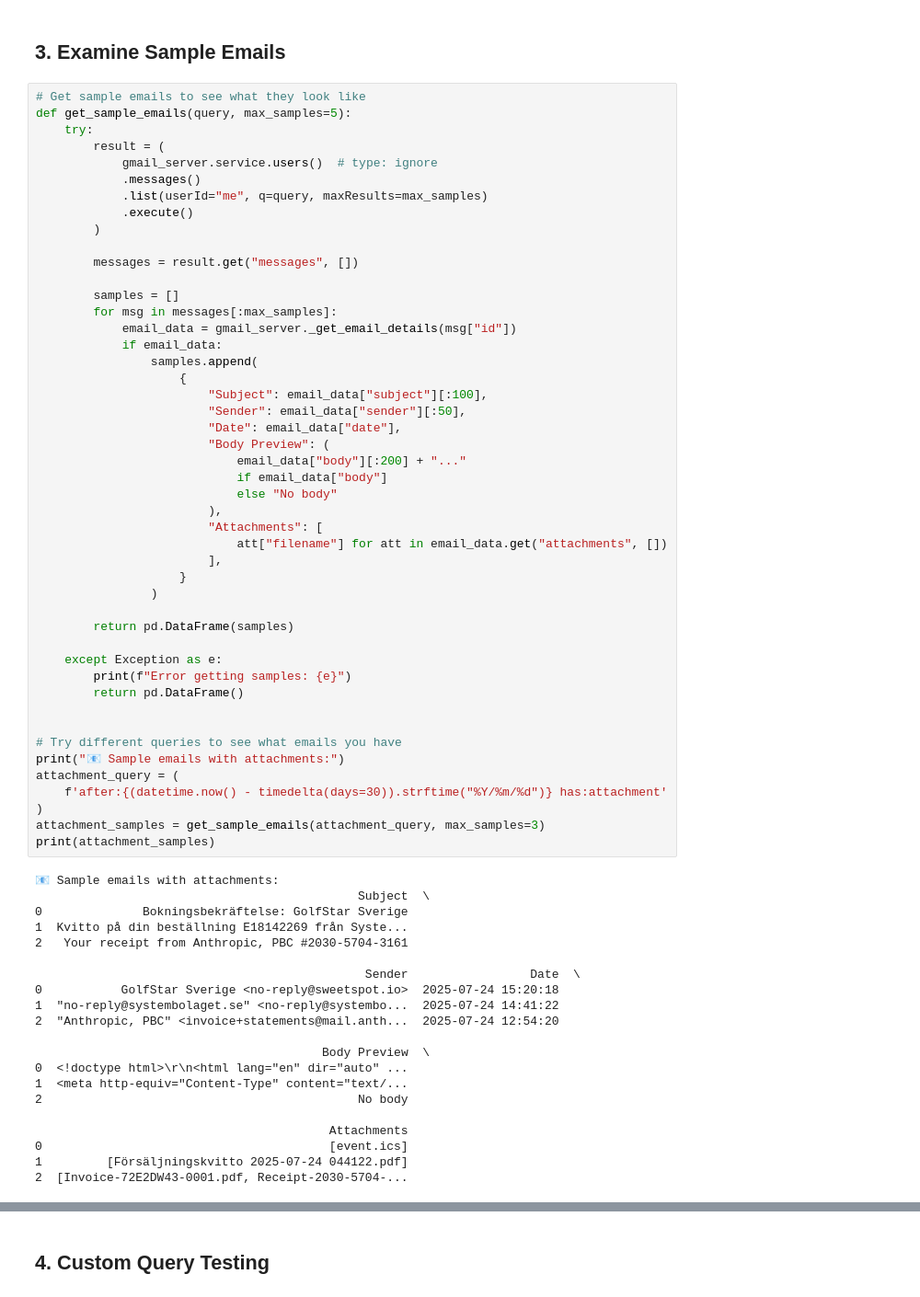
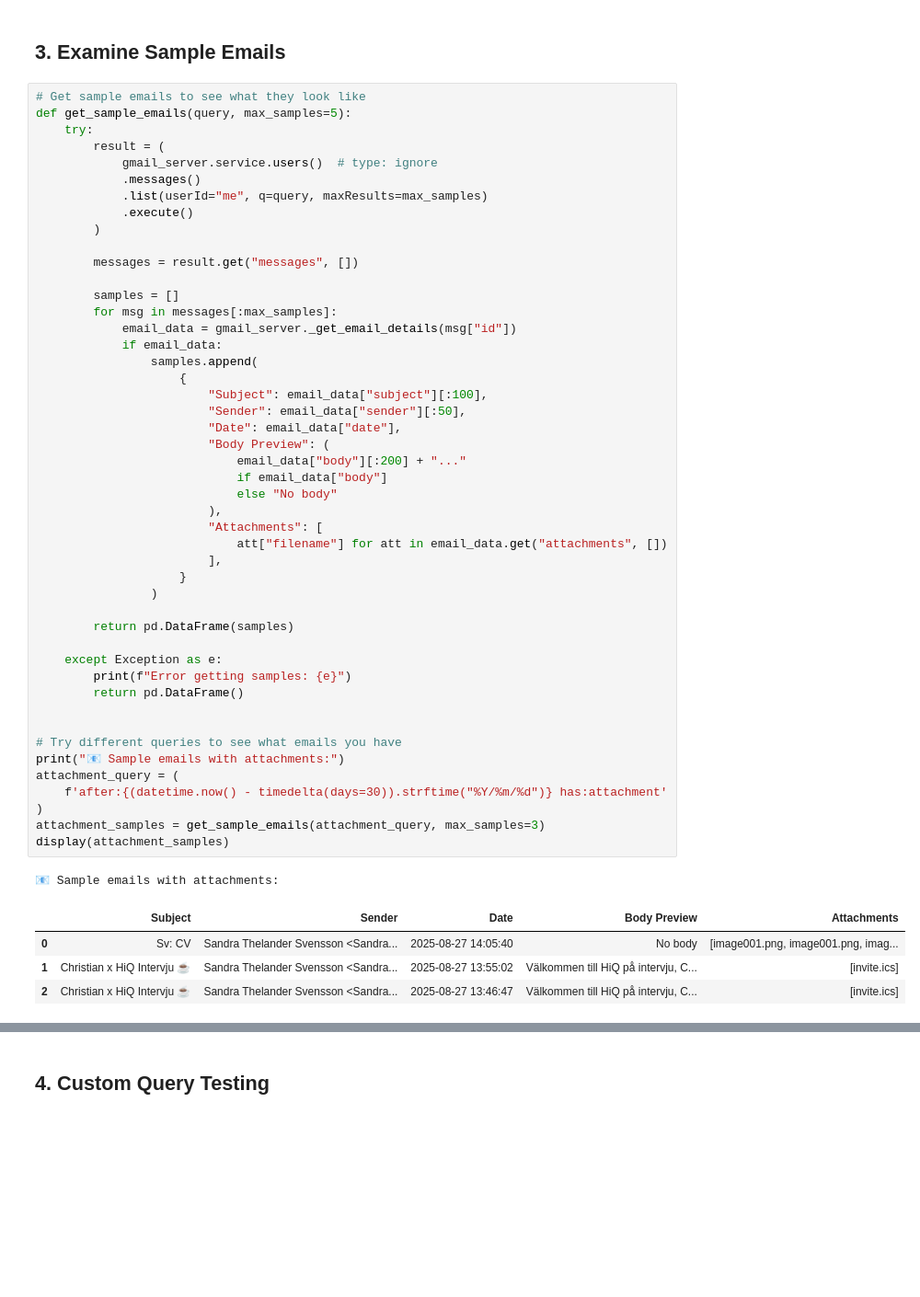
Before and after one commit to userchallenge/gmail-invoice-agent, a Jupyter notebook: gmail_lab_notebook.ipynb, the cells around one changed output, grey strips where cells are left out. Shown: that part at 92% size. Saved outputs shown, nothing was run; the diff lists cells and outputs as text; blank space fills up the shorter version.

```diff
--- a/gmail_lab_notebook.ipynb
+++ b/gmail_lab_notebook.ipynb
@@ -190,53 +192,38 @@ def get_sample_emails(query, max_samples=5):
                     {
                         "Subject": email_data["subject"][:100],
                         "Sender": email_data["sender"][:50],
                         "Date": email_data["date"],
                         "Body Preview": (
                             email_data["body"][:200] + "..."
                             if email_data["body"]
                             else "No body"
                         ),
                         "Attachments": [
                             att["filename"] for att in email_data.get("attachments", [])
                         ],
                     }
                 )
 
         return pd.DataFrame(samples)
 
     except Exception as e:
         print(f"Error getting samples: {e}")
         return pd.DataFrame()
 
 
 # Try different queries to see what emails you have
 print("📧 Sample emails with attachments:")
 attachment_query = (
     f'after:{(datetime.now() - timedelta(days=30)).strftime("%Y/%m/%d")} has:attachment'
 )
 attachment_samples = get_sample_emails(attachment_query, max_samples=3)
-print(attachment_samples)
+display(attachment_samples)
 # %% [output]
 📧 Sample emails with attachments:
-                                             Subject  \
-0              Bokningsbekräftelse: GolfStar Sverige
-1  Kvitto på din beställning E18142269 från Syste...
-2   Your receipt from Anthropic, PBC #2030-5704-3161
-
-                                              Sender                 Date  \
-0           GolfStar Sverige <no-reply@sweetspot.io>  2025-07-24 15:20:18
-1  "no-reply@systembolaget.se" <no-reply@systembo...  2025-07-24 14:41:22
-2  "Anthropic, PBC" <invoice+statements@mail.anth...  2025-07-24 12:54:20
-
-                                        Body Preview  \
-0  <!doctype html>\r\n<html lang="en" dir="auto" ...
-1  <meta http-equiv="Content-Type" content="text/...
-2                                            No body
-
-                                         Attachments
-0                                        [event.ics]
-1         [Försäljningskvitto 2025-07-24 044122.pdf]
-2  [Invoice-72E2DW43-0001.pdf, Receipt-2030-5704-...
+|  | Subject | Sender | Date | Body Preview | Attachments |
+| 0 | Sv: CV | Sandra Thelander Svensson <Sandra... | 2025-08-27 14:05:40 | No body | [image001.png, image001.png, imag... |
+| 1 | Christian x HiQ Intervju ☕️ | Sandra Thelander Svensson <Sandra... | 2025-08-27 13:55:02 | Välkommen till HiQ på intervju, C... | [invite.ics] |
+| 2 | Christian x HiQ Intervju ☕️ | Sandra Thelander Svensson <Sandra... | 2025-08-27 13:46:47 | Välkommen till HiQ på intervju, C... | [invite.ics] |
 # %%
 # Sample no-reply emails (often automated billing)
 print("\n📧 Sample no-reply emails:")
```
Also changed, not shown: parts of 10 cells of this notebook, 16 other files.
